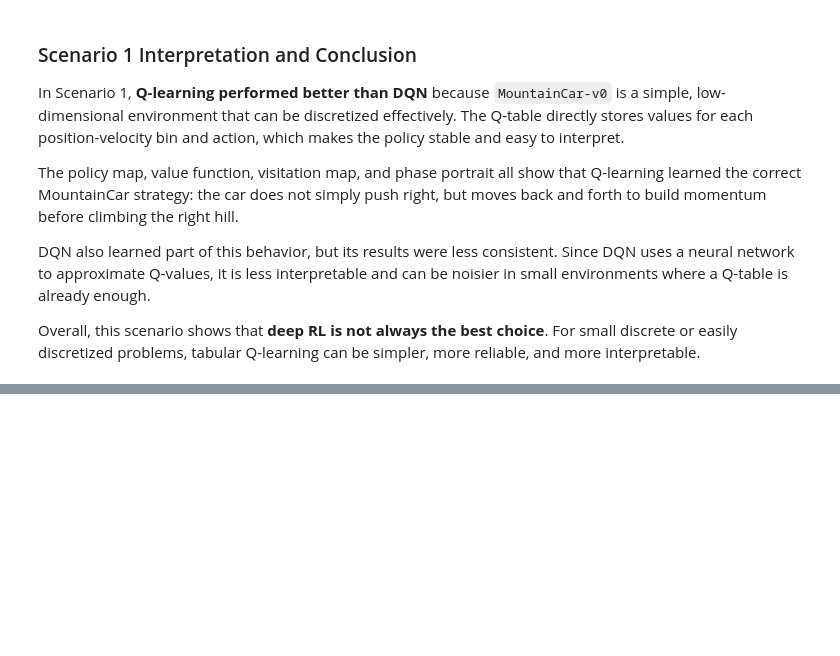
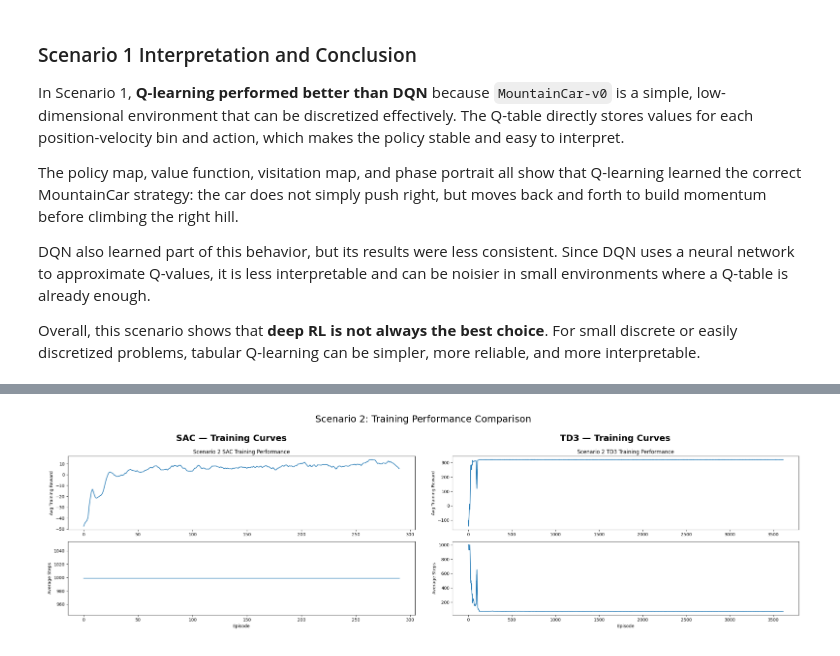
Before and after one commit to cayetana-h/TinderForRL, a Jupyter notebook: main_analysis.ipynb, the cells around one changed output, grey strips where cells are left out. Saved outputs shown, nothing was run; the diff lists cells and outputs as text; code cells hidden in the pictures; blank space fills up the shorter version.

Commit message:
Added Scenario 2 analysis

```diff
--- a/main_analysis.ipynb
+++ b/main_analysis.ipynb
@@ -658,0 +827,25 @@ Overall, this scenario shows that **deep RL is not always the best choice**. For
+# %%
+fig, axes = plt.subplots(1, 2, figsize=(16, 5))
+
+sac_plot_path = SCENARIO2_DIR / "plots" / "scenario2_sac_training.png"
+td3_plot_path = SCENARIO2_DIR / "plots" / "scenario2_td3_training.png"
+
+if not sac_plot_path.exists() or not td3_plot_path.exists():
+    raise FileNotFoundError("Scenario 2 training plots were not found in the saved results folder.")
+
+img_sac = plt.imread(sac_plot_path)
+img_td3 = plt.imread(td3_plot_path)
+
+axes[0].imshow(img_sac)
+axes[0].axis("off")
+axes[0].set_title("SAC — Training Curves", fontsize=13, fontweight="bold")
+
+axes[1].imshow(img_td3)
+axes[1].axis("off")
+axes[1].set_title("TD3 — Training Curves", fontsize=13, fontweight="bold")
+
+plt.suptitle("Scenario 2: Training Performance Comparison", fontsize=14)
+plt.tight_layout()
+plt.show()
+# %% [output]
+[figure, added]
```
Also changed, not shown: parts of 9 cells of this notebook.
